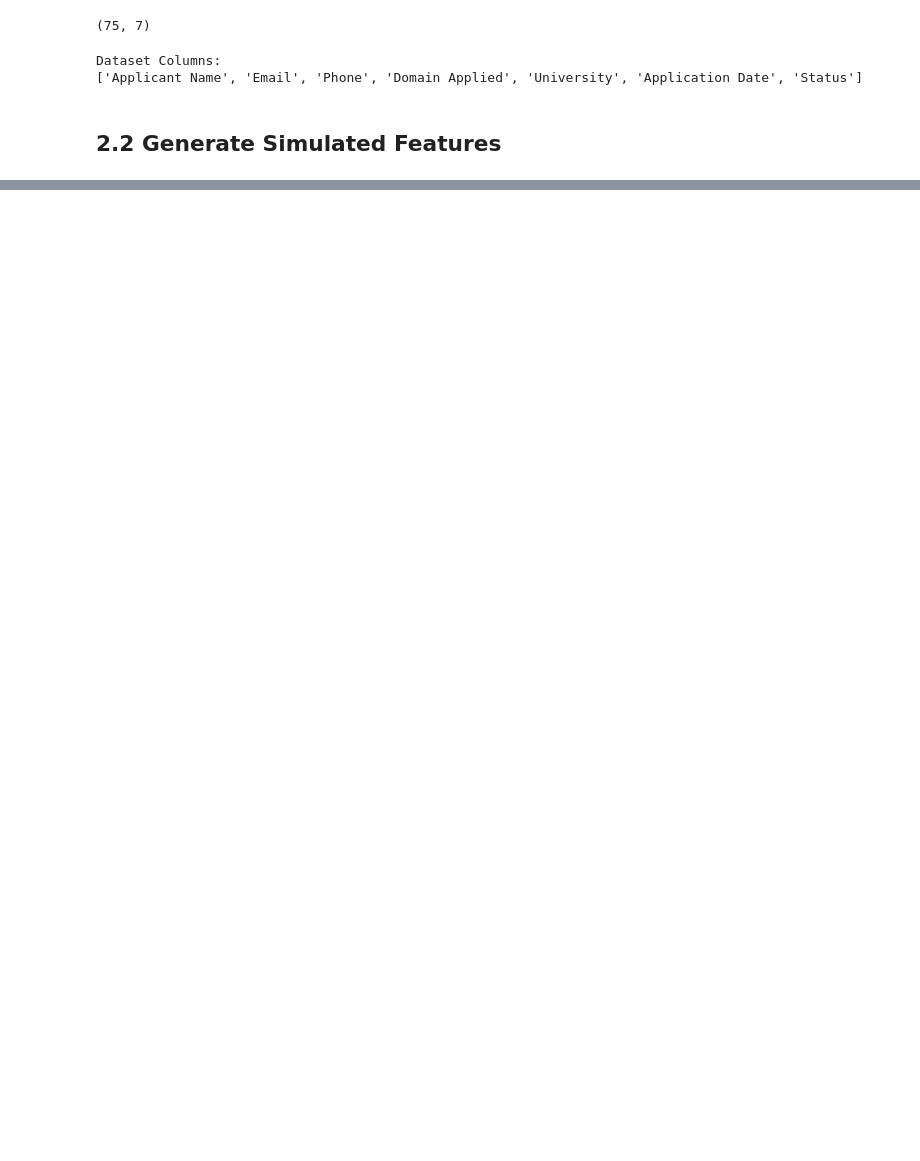
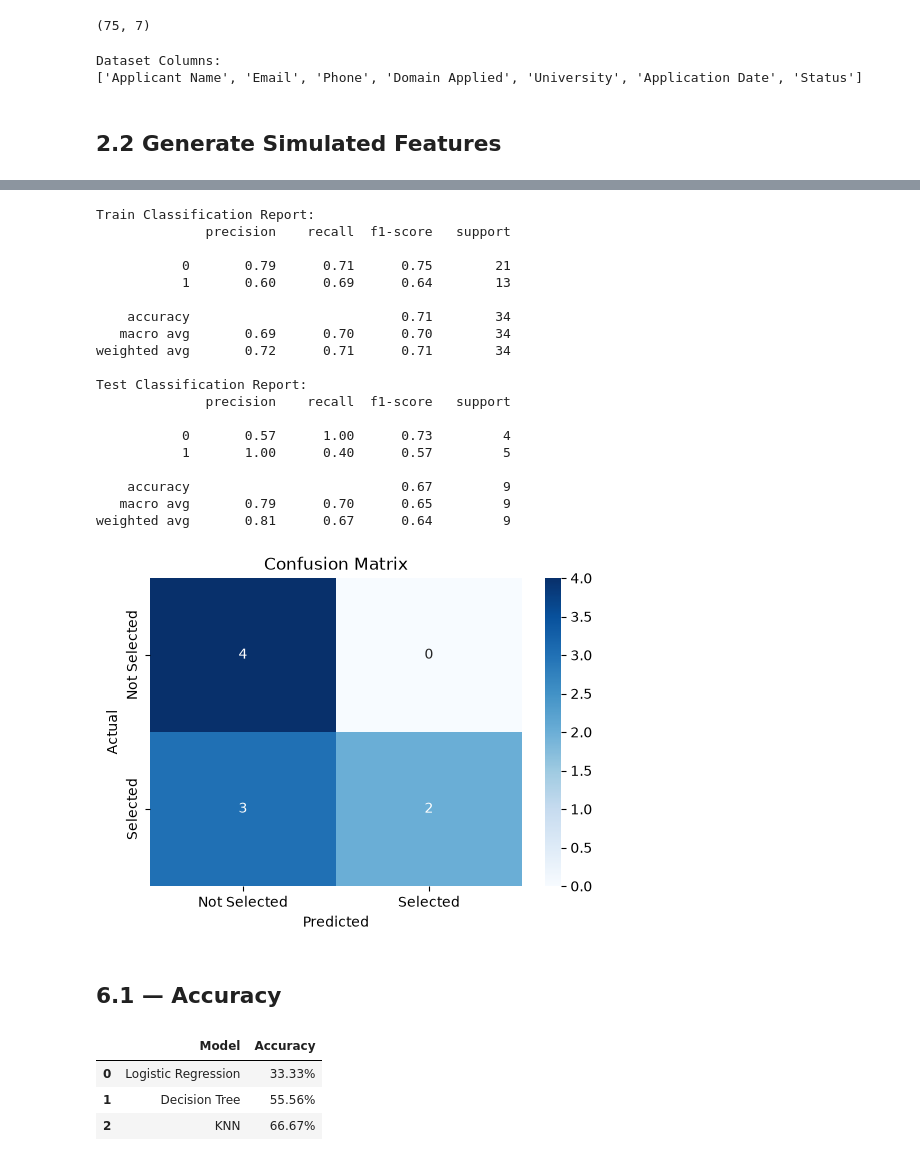
Before and after one commit to mohra863/NextGenLearners-Data-Science-Internship, a Jupyter notebook: week4-capstone/Week4_Capstone_Mohraeil_Maged.ipynb, the cells around one changed output, grey strips where cells are left out. Cells and saved outputs as stored; diff of their text form; code cells hidden in the pictures; blank space fills up the shorter version.

```diff
--- a/week4-capstone/Week4_Capstone_Mohraeil_Maged.ipynb
+++ b/week4-capstone/Week4_Capstone_Mohraeil_Maged.ipynb
@@ -120,0 +416,55 @@ max                    9.000000
+# %%
+# K-Nearest Neighbors
+knn = KNeighborsClassifier()
+knn_predictions = apply_model(knn)
+# %% [output]
+Train Classification Report:
+              precision    recall  f1-score   support
+
+           0       0.79      0.71      0.75        21
+           1       0.60      0.69      0.64        13
+
+    accuracy                           0.71        34
+   macro avg       0.69      0.70      0.70        34
+weighted avg       0.72      0.71      0.71        34
+
+Test Classification Report:
+              precision    recall  f1-score   support
+
+           0       0.57      1.00      0.73         4
+           1       1.00      0.40      0.57         5
+
+    accuracy                           0.67         9
+   macro avg       0.79      0.70      0.65         9
+weighted avg       0.81      0.67      0.64         9
+[figure, added]
+# %% [markdown]
+## 6.1 — Accuracy
+# %%
+# Step 6.1 — Model Accuracy Comparison
+
+models_predictions = {
+    'Logistic Regression': lr_predictions,
+    'Decision Tree': dt_predictions,
+    'KNN': knn_predictions
+}
+
+accuracy_results = []
+
+for model_name, predictions in models_predictions.items():
+
+    accuracy = accuracy_score(y_test, predictions)
+
+    accuracy_results.append({
+        'Model': model_name,
+        'Accuracy': f'{accuracy:.2%}'
+    })
+
+accuracy_df = pd.DataFrame(accuracy_results)
+
+accuracy_df
+# %% [output]
+|  | Model | Accuracy |
+| 0 | Logistic Regression | 33.33% |
+| 1 | Decision Tree | 55.56% |
+| 2 | KNN | 66.67% |
```
Also changed, not shown: parts of 40 cells of this notebook, 1 other file.
